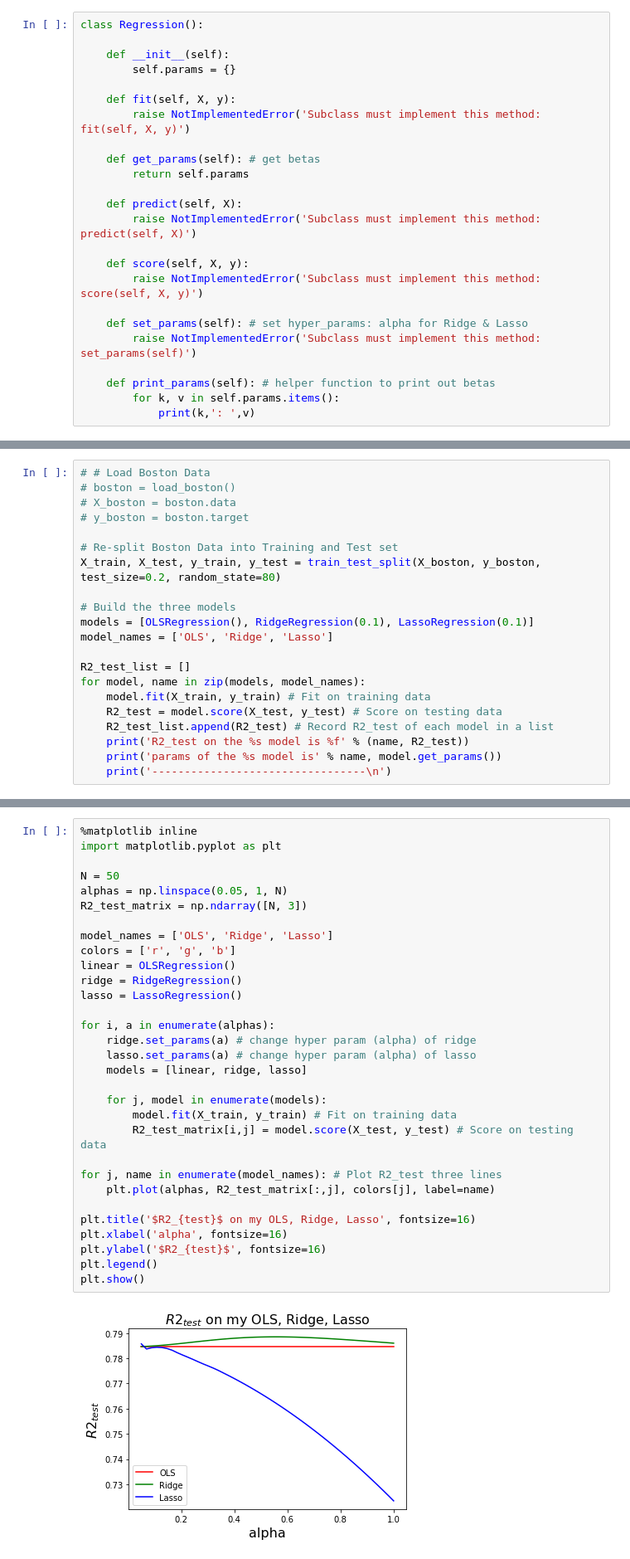
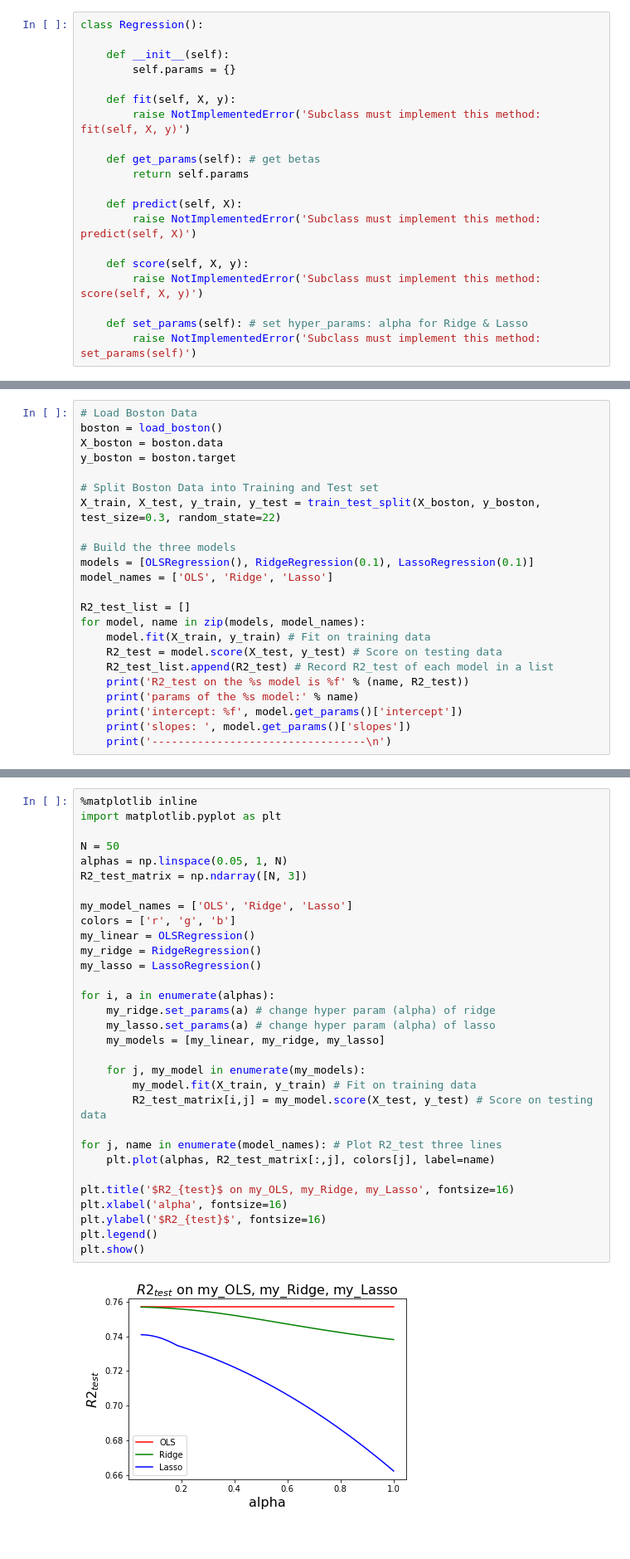
Before and after one commit to JasmineeeeeTONG/CS207_coursework, a Jupyter notebook: homeworks/HW6/HW6-final.ipynb, the cells around one changed output, grey strips where cells are left out. Shown at 83% size. Drawn from its saved outputs; the diff is of its cells as text.

```diff
--- a/homeworks/HW6/HW6-final.ipynb
+++ b/homeworks/HW6/HW6-final.ipynb
@@ -455,10 +456,6 @@ class Regression():
 
     def set_params(self): # set hyper_params: alpha for Ridge & Lasso
         raise NotImplementedError('Subclass must implement this method: set_params(self)')
-
-    def print_params(self): # helper function to print out betas
-        for k, v in self.params.items():
-            print(k,': ',v)
 # %% [markdown]
 ### Part 2: OLS Linear Regression
 
@@ -648,13 +535,13 @@ Print out the $R^2$ value for each model and the parameters for the best model u
 
 **Hint:**  You can consider using the `sklearn.model_selection.train_test_split` method to create the training and test datasets.
 # %%
-# # Load Boston Data
-# boston = load_boston()
-# X_boston = boston.data
-# y_boston = boston.target
+# Load Boston Data
+boston = load_boston()
+X_boston = boston.data
+y_boston = boston.target
 
-# Re-split Boston Data into Training and Test set
-X_train, X_test, y_train, y_test = train_test_split(X_boston, y_boston, test_size=0.2, random_state=80)
+# Split Boston Data into Training and Test set
+X_train, X_test, y_train, y_test = train_test_split(X_boston, y_boston, test_size=0.3, random_state=22)
 
 # Build the three models
 models = [OLSRegression(), RidgeRegression(0.1), LassoRegression(0.1)]
@@ -666,6 +553,8 @@ for model, name in zip(models, model_names):
     R2_test = model.score(X_test, y_test) # Score on testing data
     R2_test_list.append(R2_test) # Record R2_test of each model in a list
     print('R2_test on the %s model is %f' % (name, R2_test))
-    print('params of the %s model is' % name, model.get_params())
+    print('params of the %s model:' % name)
+    print('intercept: %f', model.get_params()['intercept'])
+    print('slopes: ', model.get_params()['slopes'])
     print('---------------------------------\n')
 # %% [output]
@@ -703,33 +594,33 @@ We can evaluate how the models perform for various values of $\alpha$. Calculate
 # %%
 %matplotlib inline
 import matplotlib.pyplot as plt
 
 N = 50
 alphas = np.linspace(0.05, 1, N)
 R2_test_matrix = np.ndarray([N, 3])
 
-model_names = ['OLS', 'Ridge', 'Lasso']
+my_model_names = ['OLS', 'Ridge', 'Lasso']
 colors = ['r', 'g', 'b']
-linear = OLSRegression()
-ridge = RidgeRegression()
-lasso = LassoRegression()
+my_linear = OLSRegression()
+my_ridge = RidgeRegression()
+my_lasso = LassoRegression()
 
 for i, a in enumerate(alphas):
-    ridge.set_params(a) # change hyper param (alpha) of ridge
-    lasso.set_params(a) # change hyper param (alpha) of lasso
-    models = [linear, ridge, lasso]
+    my_ridge.set_params(a) # change hyper param (alpha) of ridge
+    my_lasso.set_params(a) # change hyper param (alpha) of lasso
+    my_models = [my_linear, my_ridge, my_lasso]
 
-    for j, model in enumerate(models):
-        model.fit(X_train, y_train) # Fit on training data
-        R2_test_matrix[i,j] = model.score(X_test, y_test) # Score on testing data
+    for j, my_model in enumerate(my_models):
+        my_model.fit(X_train, y_train) # Fit on training data
+        R2_test_matrix[i,j] = my_model.score(X_test, y_test) # Score on testing data
 
 for j, name in enumerate(model_names): # Plot R2_test three lines
     plt.plot(alphas, R2_test_matrix[:,j], colors[j], label=name)
 
-plt.title('$R2_{test}$ on my OLS, Ridge, Lasso', fontsize=16)
+plt.title('$R2_{test}$ on my_OLS, my_Ridge, my_Lasso', fontsize=16)
 plt.xlabel('alpha', fontsize=16)
 plt.ylabel('$R2_{test}$', fontsize=16)
 plt.legend()
 plt.show()
 # %% [output]
-[figure, old version]
+[figure, new version]
```
Also changed, not shown: parts of 12 cells of this notebook, 1 other file.
